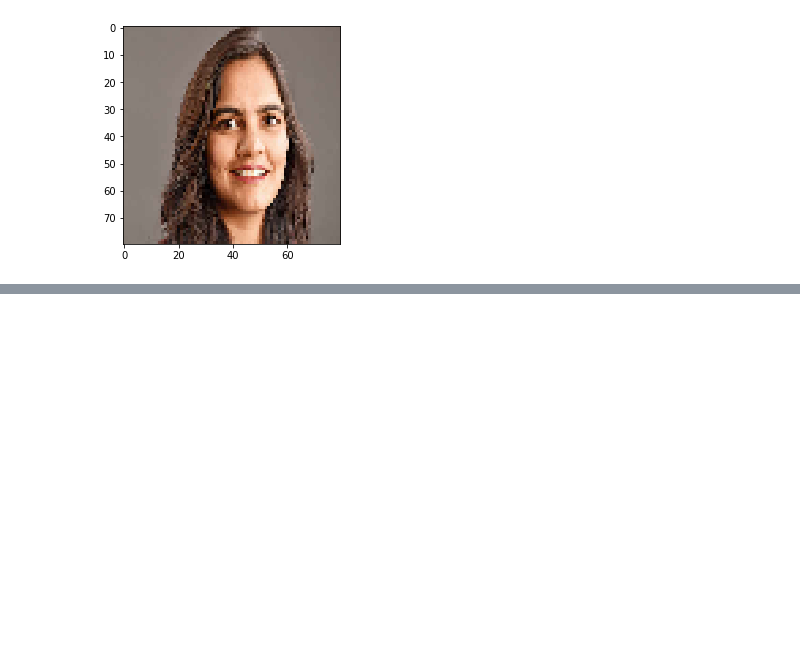
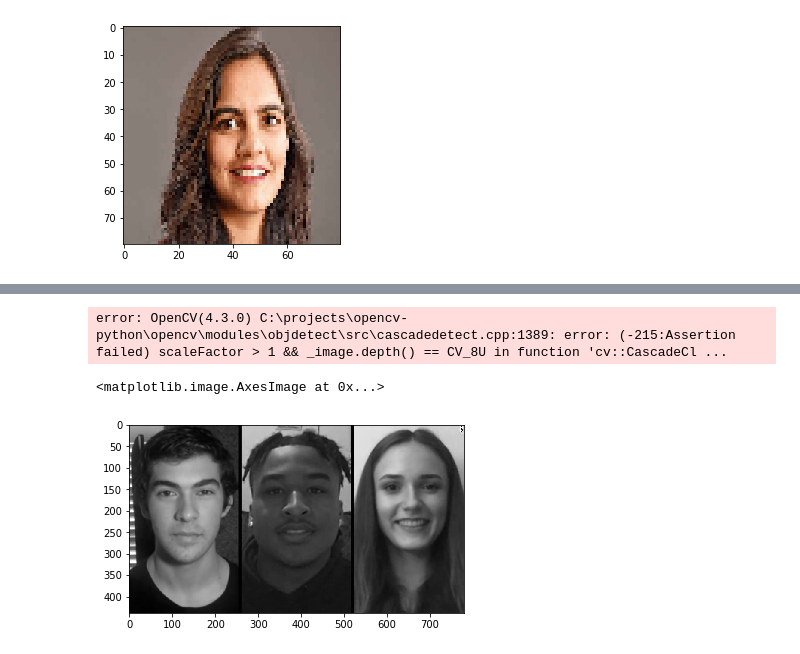
Before and after one commit to SubhabrataOreo/Face-Recognision, a Jupyter notebook: Face_Recog.ipynb, the cells around one changed output, grey strips where cells are left out. Saved outputs shown, nothing was run; the diff lists cells and outputs as text; code cells hidden in the pictures; blank space fills up the shorter version.

```diff
--- a/Face_Recog.ipynb
+++ b/Face_Recog.ipynb
@@ -66,0 +123,16 @@ plt.imshow(pp_img)
+# %%
+faces=face_cascade.detectMultiScale(grey_img,1.1,4)
+for(x,y,w,h) in faces:
+    cv2.rectangle(img,(x,y),(x+w,y+h),(0,255,0),2)
+    plt.axis("off")
+    plt.imshow(img)
+# %% [output]
+error: OpenCV(4.3.0) C:\projects\opencv-python\opencv\modules\objdetect\src\cascadedetect.cpp:1389: error: (-215:Assertion failed) scaleFactor > 1 && _image.depth() == CV_8U in function 'cv::CascadeCl ...
+# %%
+img=plt.imread('200416004739-teen-pandemic-exlarge-169.jpg')
+#plt.imshow(img)
+grey_img=cv2.cvtColor(img,cv2.COLOR_BGR2GRAY)
+plt.imshow(grey_img,'gray')
+# %% [output]
+<matplotlib.image.AxesImage at 0x...>
+[figure, added]
```
Also changed, not shown: parts of 13 cells of this notebook.
